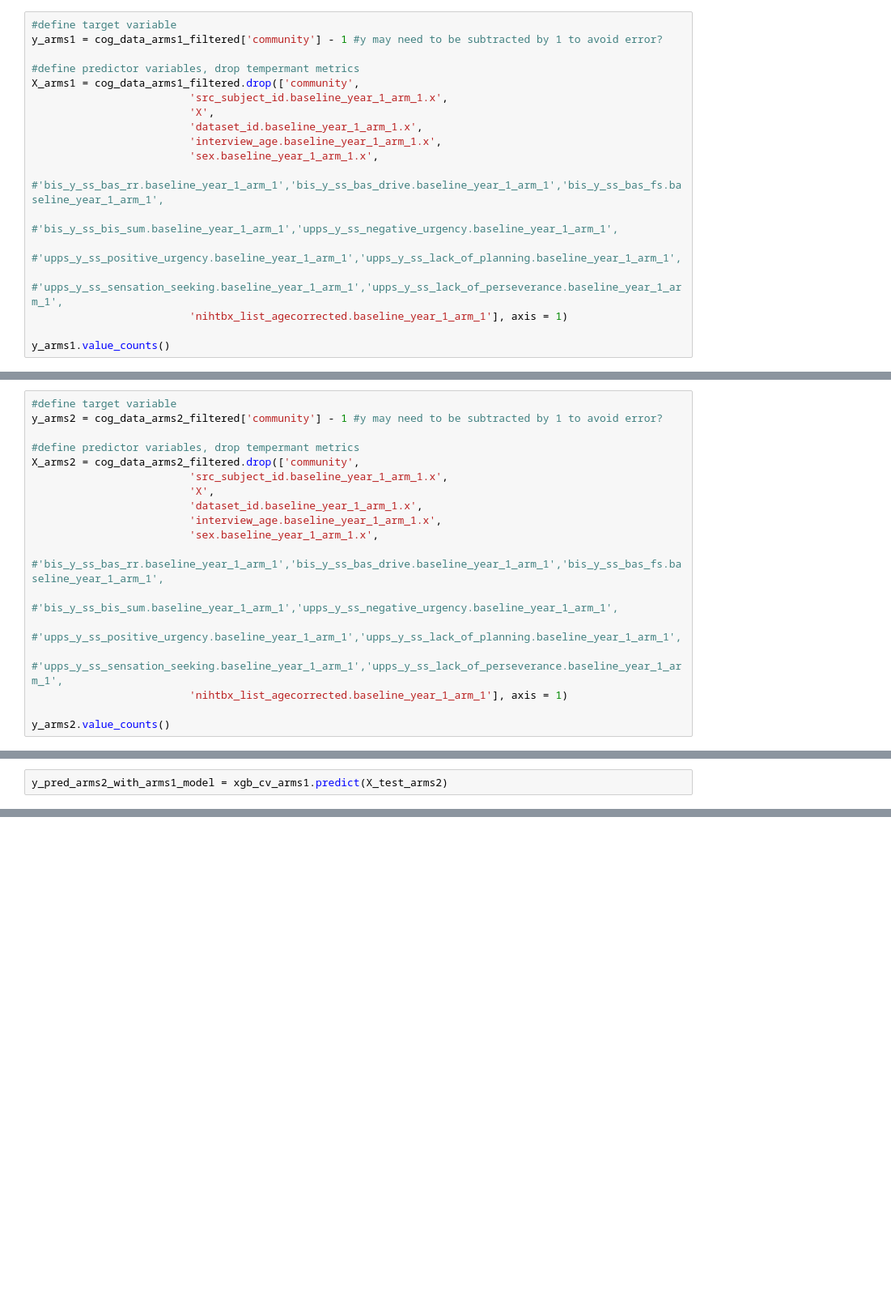
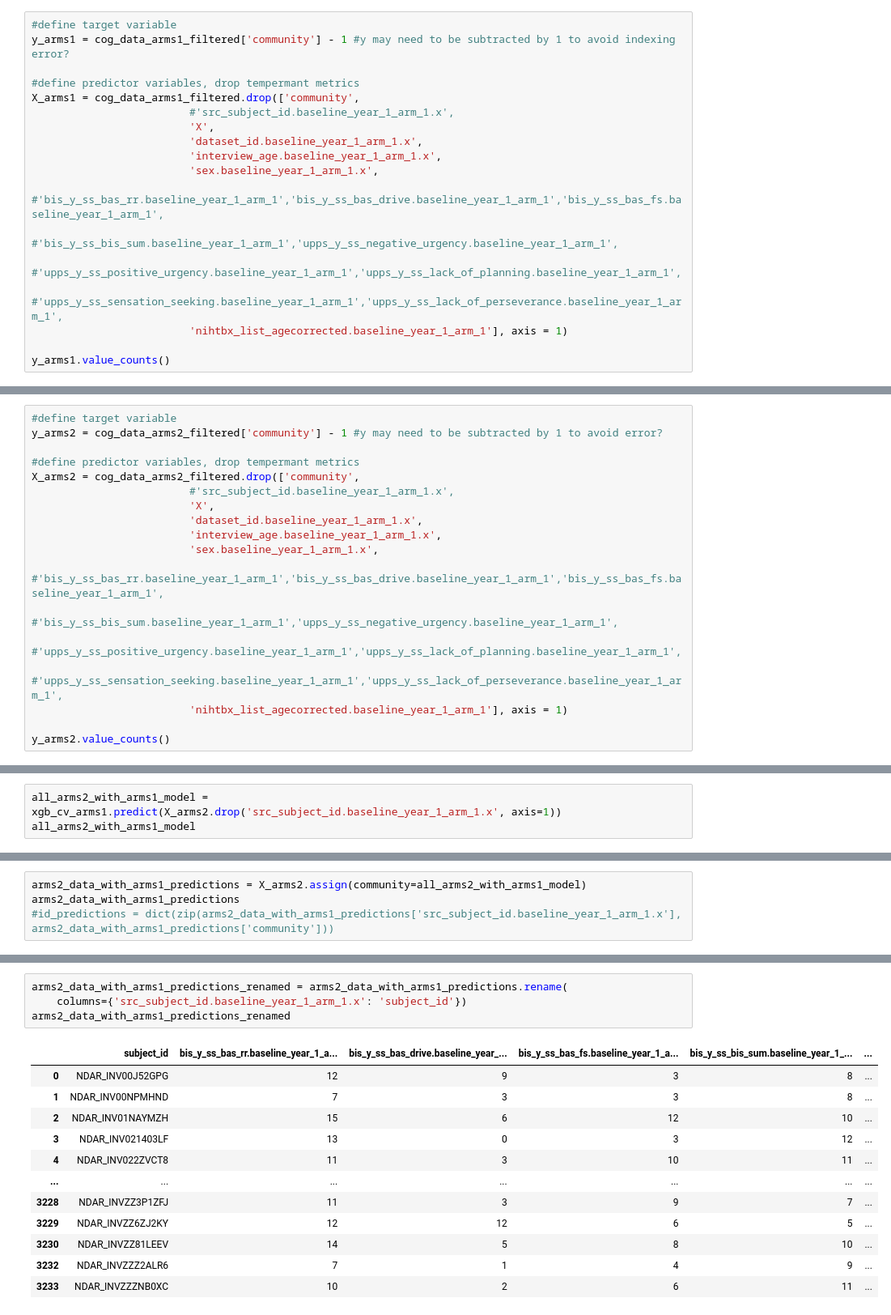
Before and after one commit to lundq163/FRF_results_viz, a Jupyter notebook: GBM_work/GBM.ipynb, the cells around one changed output, grey strips where cells are left out. Shown at 81% size. Drawn from its saved outputs; the diff is of its cells as text; blank space fills up the shorter version.

```diff
--- a/GBM_work/GBM.ipynb
+++ b/GBM_work/GBM.ipynb
@@ -174,11 +176,11 @@ cog_data_arms2_filtered.head()
 # *xg boost within list arms1*
 # %%
 #define target variable
-y_arms1 = cog_data_arms1_filtered['community'] - 1 #y may need to be subtracted by 1 to avoid error?
+y_arms1 = cog_data_arms1_filtered['community'] - 1 #y may need to be subtracted by 1 to avoid indexing error?
 
 #define predictor variables, drop tempermant metrics
 X_arms1 = cog_data_arms1_filtered.drop(['community',
-                         'src_subject_id.baseline_year_1_arm_1.x',
+                         #'src_subject_id.baseline_year_1_arm_1.x',
                          'X',
                          'dataset_id.baseline_year_1_arm_1.x',
                          'interview_age.baseline_year_1_arm_1.x',
@@ -361,7 +363,7 @@ y_arms2 = cog_data_arms2_filtered['community'] - 1 #y may need to be subtracted
 
 #define predictor variables, drop tempermant metrics
 X_arms2 = cog_data_arms2_filtered.drop(['community',
-                         'src_subject_id.baseline_year_1_arm_1.x',
+                         #'src_subject_id.baseline_year_1_arm_1.x',
                          'X',
                          'dataset_id.baseline_year_1_arm_1.x',
                          'interview_age.baseline_year_1_arm_1.x',
@@ -536,4 +538,5 @@ plot_importance(xgb_cv_arms2.best_estimator_)
 #use all the arms2 to data when evaluating the prediction
 #after assigning arms2 data to arms1 subtypes, see if they are similar across measures of adhd, cognition, and temperament to the original arms1 data groups
 # %%
-y_pred_arms2_with_arms1_model = xgb_cv_arms1.predict(X_test_arms2)
+all_arms2_with_arms1_model = xgb_cv_arms1.predict(X_arms2.drop('src_subject_id.baseline_year_1_arm_1.x', axis=1))
+all_arms2_with_arms1_model
@@ -539,0 +545,4 @@ y_pred_arms2_with_arms1_model = xgb_cv_arms1.predict(X_test_arms2)
+# %%
+arms2_data_with_arms1_predictions = X_arms2.assign(community=all_arms2_with_arms1_model)
+arms2_data_with_arms1_predictions
+#id_predictions = dict(zip(arms2_data_with_arms1_predictions['src_subject_id.baseline_year_1_arm_1.x'], arms2_data_with_arms1_predictions['community']))
@@ -539,0 +563,17 @@ y_pred_arms2_with_arms1_model = xgb_cv_arms1.predict(X_test_arms2)
+# %%
+arms2_data_with_arms1_predictions_renamed = arms2_data_with_arms1_predictions.rename(
+    columns={'src_subject_id.baseline_year_1_arm_1.x': 'subject_id'})
+arms2_data_with_arms1_predictions_renamed
+# %% [output]
+|  | subject_id | bis_y_ss_bas_rr.baseline_year_1_a... | bis_y_ss_bas_drive.baseline_year_... | bis_y_ss_bas_fs.baseline_year_1_a... | bis_y_ss_bis_sum.baseline_year_1_... | ... |
+| 0 | NDAR_INV00J52GPG | 12 | 9 | 3 | 8 | ... |
+| 1 | NDAR_INV00NPMHND | 7 | 3 | 3 | 8 | ... |
+| 2 | NDAR_INV01NAYMZH | 15 | 6 | 12 | 10 | ... |
+| 3 | NDAR_INV021403LF | 13 | 0 | 3 | 12 | ... |
+| 4 | NDAR_INV022ZVCT8 | 11 | 3 | 10 | 11 | ... |
+| ... | ... | ... | ... | ... | ... | ... |
+| 3228 | NDAR_INVZZ3P1ZFJ | 11 | 3 | 9 | 7 | ... |
+| 3229 | NDAR_INVZZ6ZJ2KY | 12 | 12 | 6 | 5 | ... |
+| 3230 | NDAR_INVZZ81LEEV | 14 | 5 | 8 | 10 | ... |
+| 3232 | NDAR_INVZZZ2ALR6 | 7 | 1 | 4 | 9 | ... |
+| 3233 | NDAR_INVZZZNB0XC | 10 | 2 | 6 | 11 | ... |
```
Also changed, not shown: parts of 30 cells of this notebook, 15 other files.
